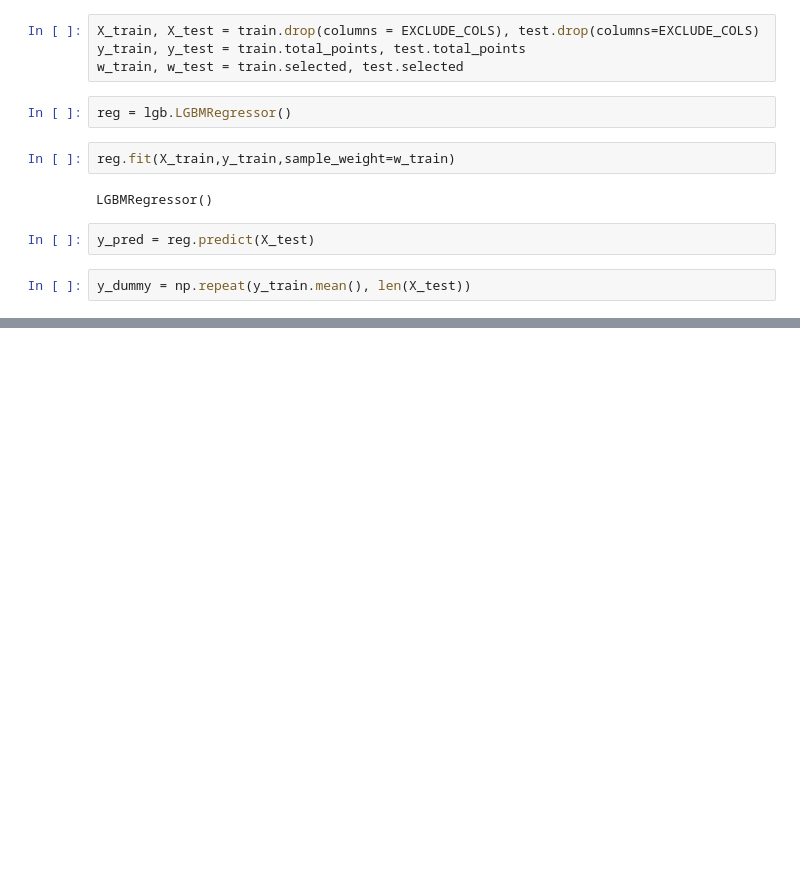
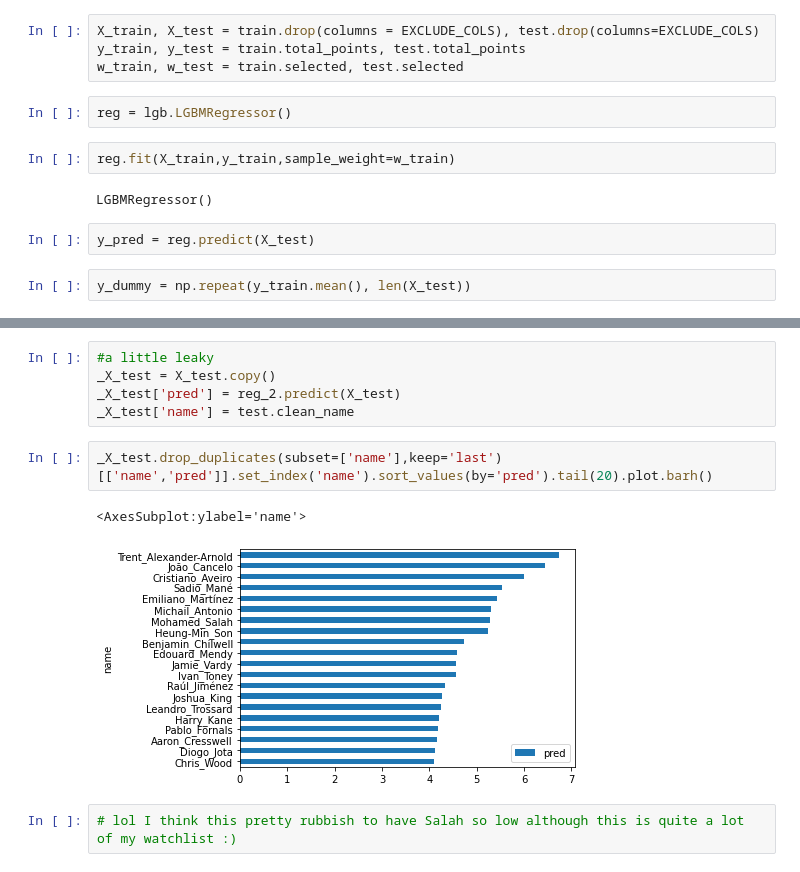
Before and after one commit to oli5679/FantasyFootball, a Jupyter notebook: 002-player-points-forecast.ipynb, the cells around one changed output, grey strips where cells are left out. Drawn from its saved outputs; the diff is of its cells as text; blank space fills up the shorter version.

```diff
--- a/002-player-points-forecast.ipynb
+++ b/002-player-points-forecast.ipynb
@@ -145,0 +264,12 @@ Passing the fontdict parameter of _set_ticklabels() positionally is deprecated s
+# %%
+#a little leaky
+_X_test = X_test.copy()
+_X_test['pred'] = reg_2.predict(X_test)
+_X_test['name'] = test.clean_name
+# %%
+_X_test.drop_duplicates(subset=['name'],keep='last')[['name','pred']].set_index('name').sort_values(by='pred').tail(20).plot.barh()
+# %% [output]
+<AxesSubplot:ylabel='name'>
+[figure, added]
+# %%
+# lol I think this pretty rubbish to have Salah so low although this is quite a lot of my watchlist :)
```
Also changed, not shown: parts of 47 cells of this notebook, 6 other files.
